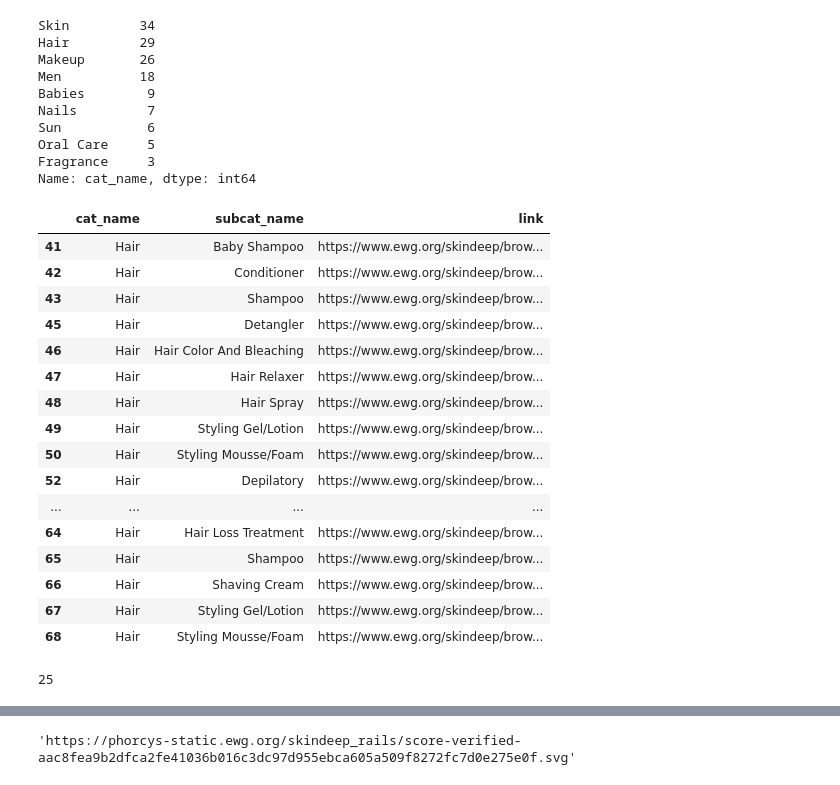
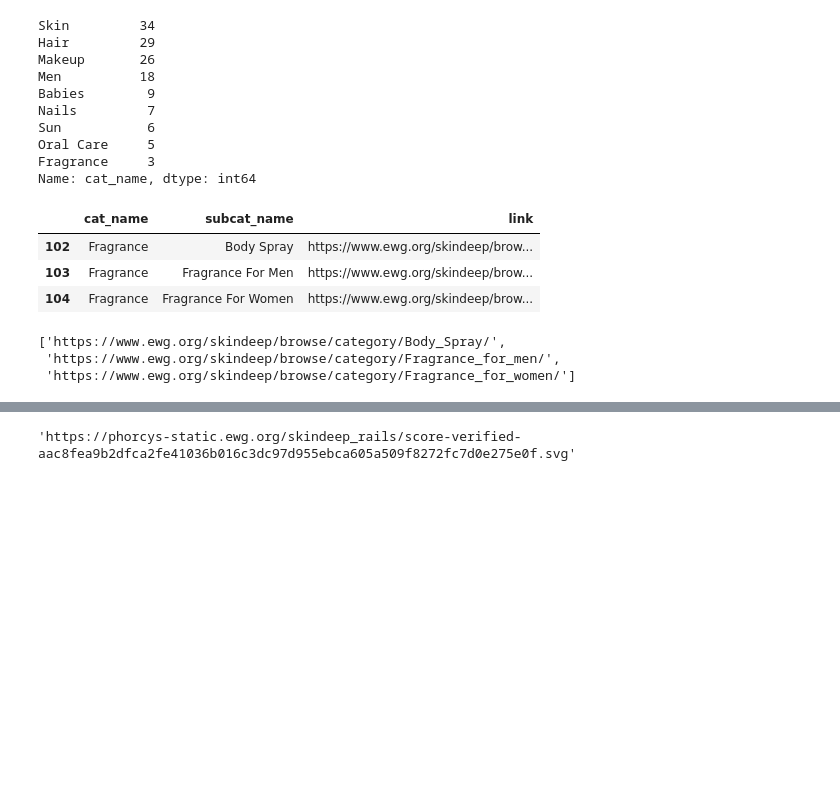
Before and after one commit to hienngn/coderschool-final-project, a Jupyter notebook: Database/scraping_cleaning/scrape_selenium_ewg_product.ipynb, the cells around one changed output, grey strips where cells are left out. Cells and saved outputs as stored; diff of their text form; code cells hidden in the pictures; blank space fills up the shorter version.

```diff
--- a/Database/scraping_cleaning/scrape_selenium_ewg_product.ipynb
+++ b/Database/scraping_cleaning/scrape_selenium_ewg_product.ipynb
@@ -55,23 +55,10 @@ Oral Care     5
 Fragrance     3
 Name: cat_name, dtype: int64
 # %%
-df_category[(df_category['cat_name'] == 'Hair') & (df_category['link'] != 'No link')]
+df_category[(df_category['cat_name'] == 'Fragrance') & (df_category['link'] != 'No link')]
 # %% [output]
 |  | cat_name | subcat_name | link |
-| 41 | Hair | Baby Shampoo | https://www.ewg.org/skindeep/brow... |
-| 42 | Hair | Conditioner | https://www.ewg.org/skindeep/brow... |
-| 43 | Hair | Shampoo | https://www.ewg.org/skindeep/brow... |
-| 45 | Hair | Detangler | https://www.ewg.org/skindeep/brow... |
-| 46 | Hair | Hair Color And Bleaching | https://www.ewg.org/skindeep/brow... |
-| 47 | Hair | Hair Relaxer | https://www.ewg.org/skindeep/brow... |
-| 48 | Hair | Hair Spray | https://www.ewg.org/skindeep/brow... |
-| 49 | Hair | Styling Gel/Lotion | https://www.ewg.org/skindeep/brow... |
-| 50 | Hair | Styling Mousse/Foam | https://www.ewg.org/skindeep/brow... |
-| 52 | Hair | Depilatory | https://www.ewg.org/skindeep/brow... |
-| ... | ... | ... | ... |
-| 64 | Hair | Hair Loss Treatment | https://www.ewg.org/skindeep/brow... |
-| 65 | Hair | Shampoo | https://www.ewg.org/skindeep/brow... |
-| 66 | Hair | Shaving Cream | https://www.ewg.org/skindeep/brow... |
-| 67 | Hair | Styling Gel/Lotion | https://www.ewg.org/skindeep/brow... |
-| 68 | Hair | Styling Mousse/Foam | https://www.ewg.org/skindeep/brow... |
+| 102 | Fragrance | Body Spray | https://www.ewg.org/skindeep/brow... |
+| 103 | Fragrance | Fragrance For Men | https://www.ewg.org/skindeep/brow... |
+| 104 | Fragrance | Fragrance For Women | https://www.ewg.org/skindeep/brow... |
 # %%
@@ -79,7 +66,9 @@ list_hair_ = df_category[(df_category['cat_name'] == 'Hair') & (df_category['lin
-# %%
-len(list_hair_)
-# %% [output]
-25
+# %%
+list_frag
+# %% [output]
+['https://www.ewg.org/skindeep/browse/category/Body_Spray/',
+ 'https://www.ewg.org/skindeep/browse/category/Fragrance_for_men/',
+ 'https://www.ewg.org/skindeep/browse/category/Fragrance_for_women/']
 # %%
 list_hair = [link.split('?')[0] for link in list_hair_]
 list_hair
```
Also changed, not shown: parts of 2 cells of this notebook, 24 other files.
